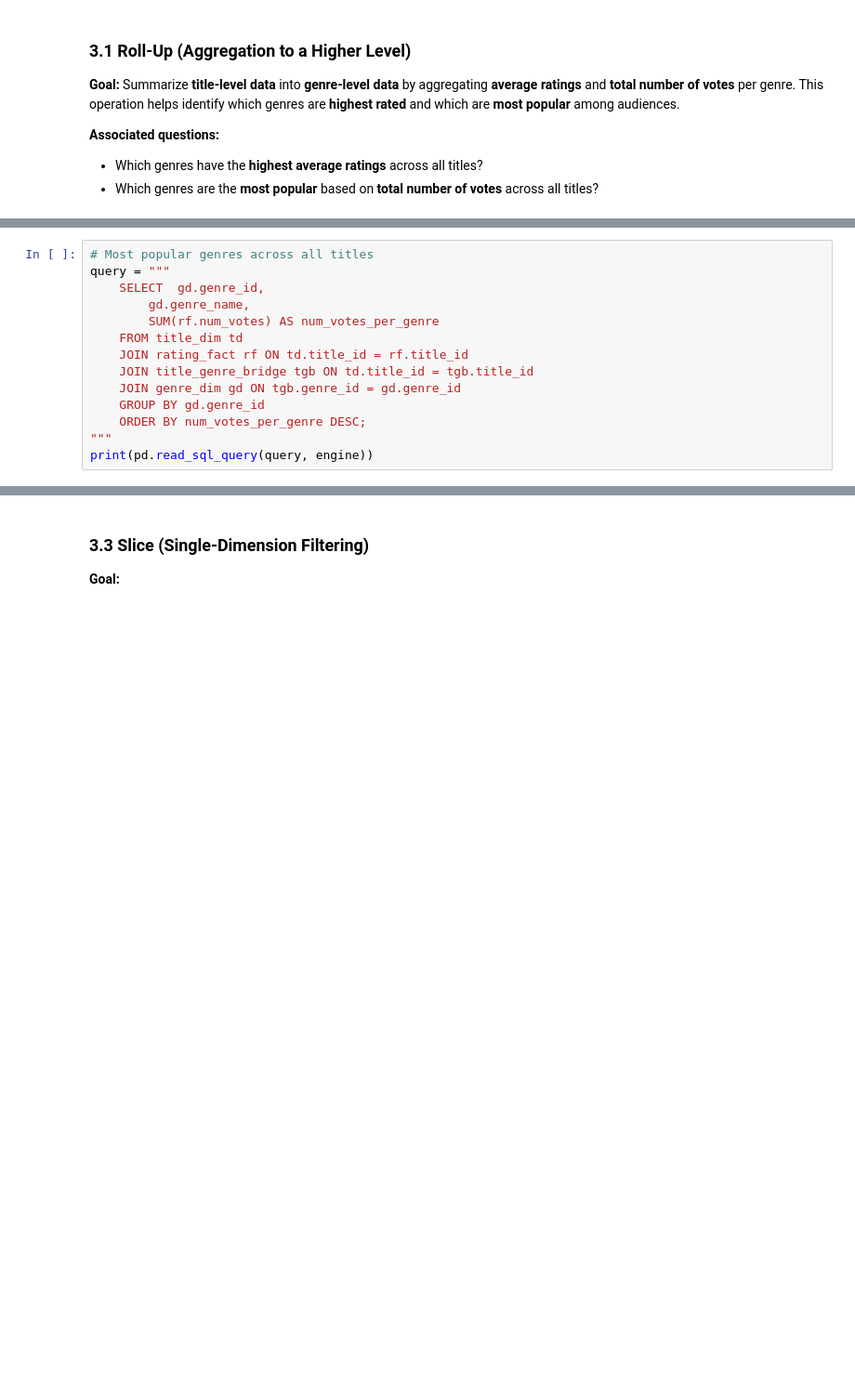
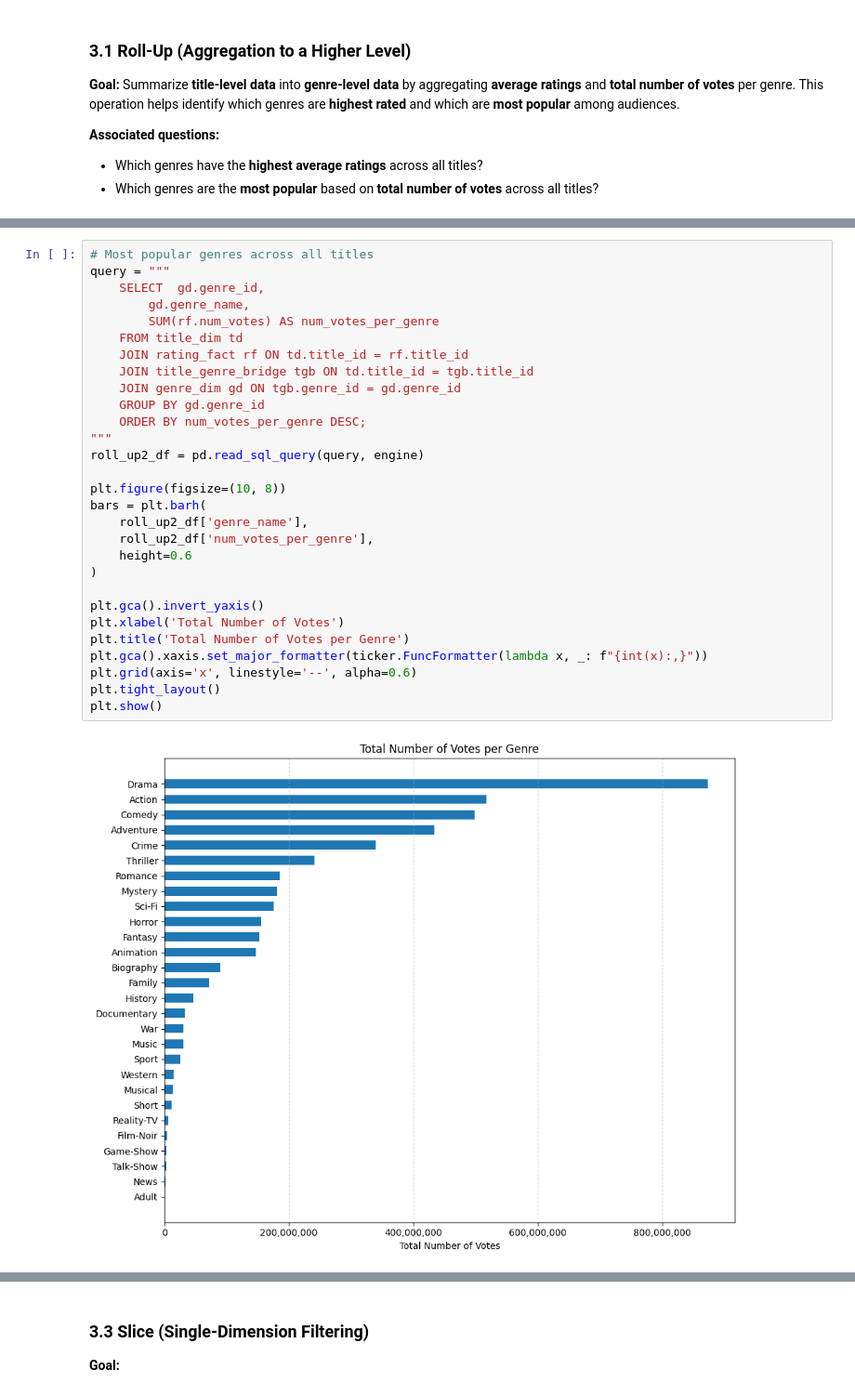
Before and after one commit to dredredre20/STADVDB-G12, a Jupyter notebook: mco_advdb.ipynb, the cells around one changed output, grey strips where cells are left out. Shown at 93% size. Drawn from its saved outputs; the diff is of its cells as text; blank space fills up the shorter version.

```diff
--- a/mco_advdb.ipynb
+++ b/mco_advdb.ipynb
@@ -104,14 +123,31 @@ pd.read_sql_query(query, engine)
 # %%
 # Most popular genres across all titles
 query = """
     SELECT  gd.genre_id,
 		gd.genre_name,
 		SUM(rf.num_votes) AS num_votes_per_genre
     FROM title_dim td
     JOIN rating_fact rf ON td.title_id = rf.title_id
     JOIN title_genre_bridge tgb ON td.title_id = tgb.title_id
     JOIN genre_dim gd ON tgb.genre_id = gd.genre_id
     GROUP BY gd.genre_id
     ORDER BY num_votes_per_genre DESC;
 """
-print(pd.read_sql_query(query, engine))
+roll_up2_df = pd.read_sql_query(query, engine)
+
+plt.figure(figsize=(10, 8))
+bars = plt.barh(
+    roll_up2_df['genre_name'],
+    roll_up2_df['num_votes_per_genre'],
+    height=0.6
+)
+
+plt.gca().invert_yaxis()
+plt.xlabel('Total Number of Votes')
+plt.title('Total Number of Votes per Genre')
+plt.gca().xaxis.set_major_formatter(ticker.FuncFormatter(lambda x, _: f"{int(x):,}"))
+plt.grid(axis='x', linestyle='--', alpha=0.6)
+plt.tight_layout()
+plt.show()
+# %% [output]
+[figure, added]
```
Also changed, not shown: parts of 16 cells of this notebook, 3 other files.
